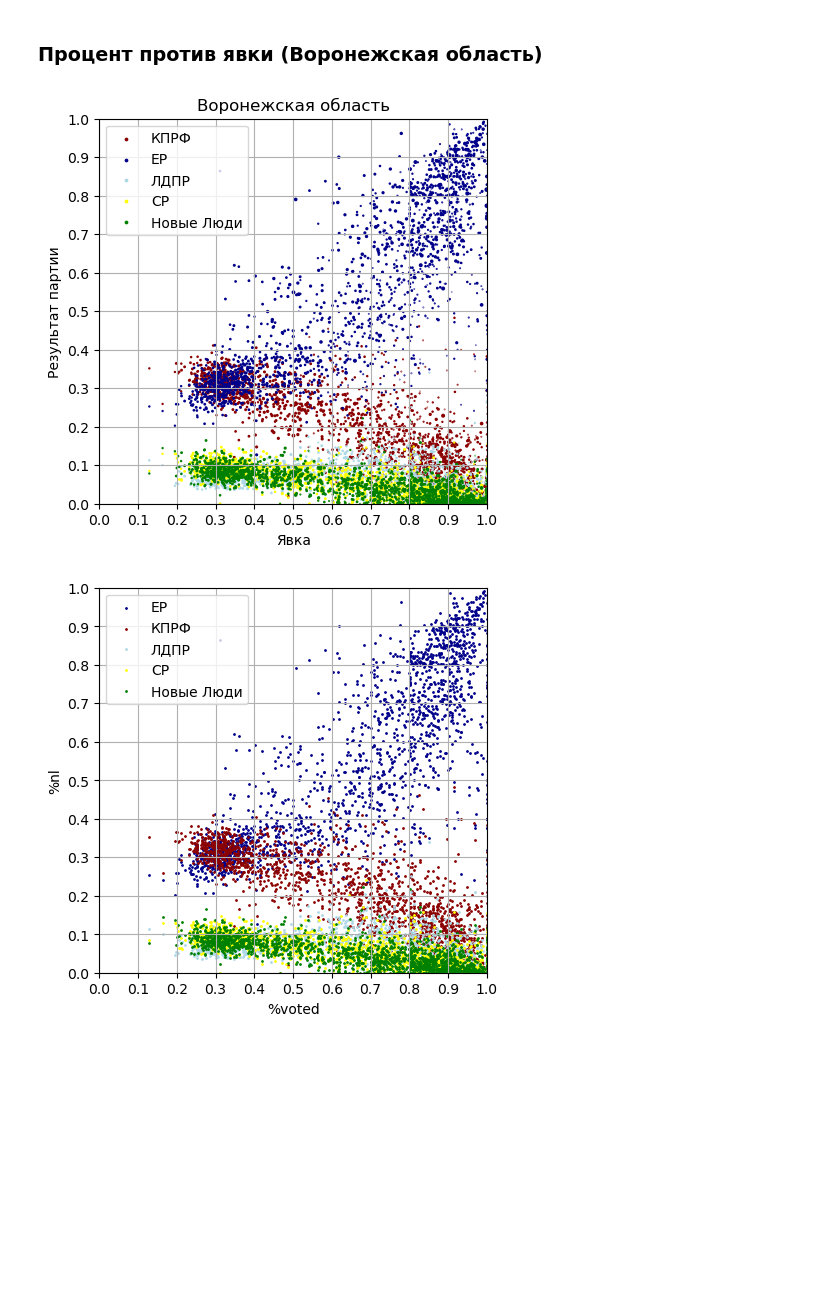
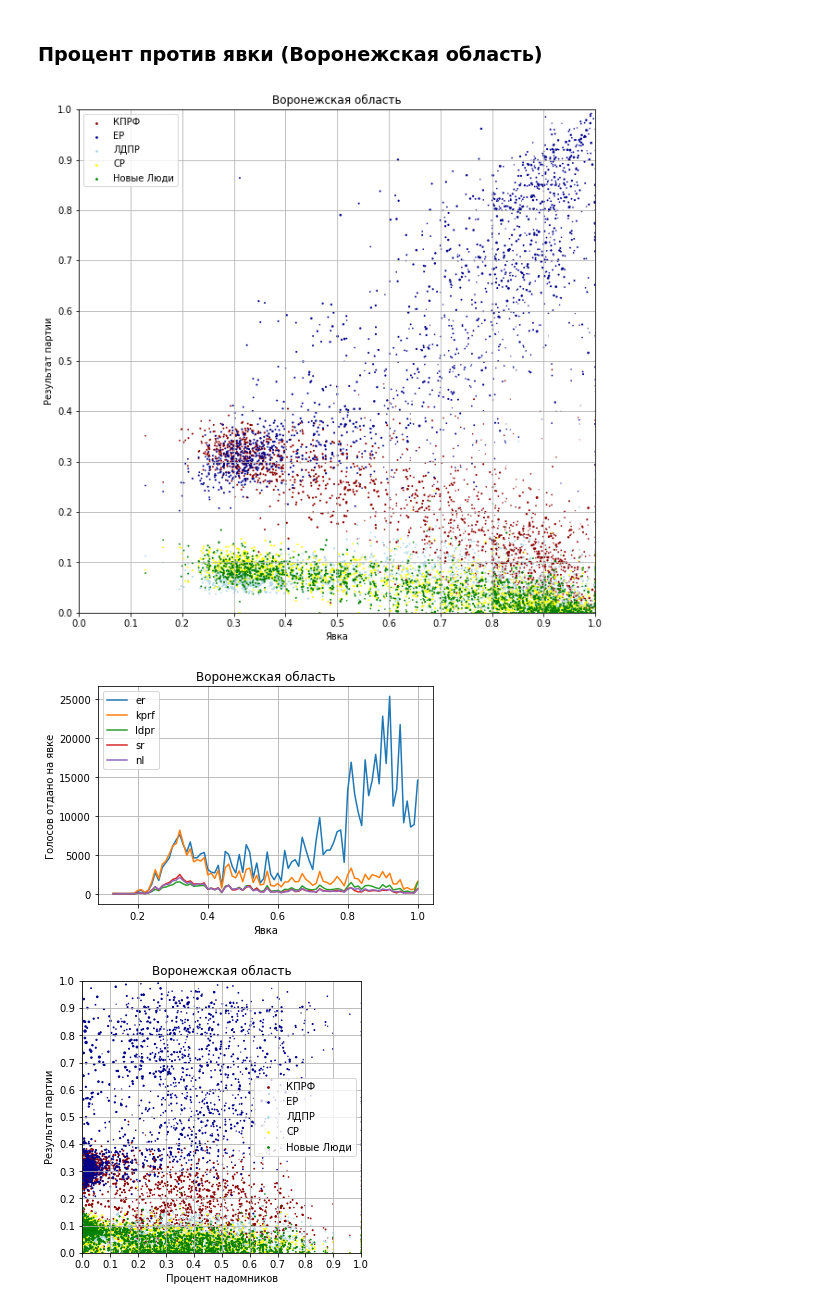
Before and after one commit to ArtemiusR/elections, a Jupyter notebook: Elections_parties.ipynb, the cells around one changed output. Cells and saved outputs as stored; diff of their text form; code cells hidden in the pictures; blank space fills up the shorter version.

```diff
--- a/Elections_parties.ipynb
+++ b/Elections_parties.ipynb
@@ -266,7 +292,7 @@ import matplotlib.pyplot as plt
 plt.close("all")
 # %%
 size = vrn_oblst.dot_size
-ax = vrn_oblst.plot.scatter(x="%voted", y="%kprf", s=size, figsize=(5,5), grid=True, xticks=[0,.1,.2,.3,.4,.5,.6,.7,.8,.9,1],
+ax = vrn_oblst.plot.scatter(x="%voted", y="%kprf", s=size, figsize=(10,10), grid=True, xticks=[0,.1,.2,.3,.4,.5,.6,.7,.8,.9,1],
                        yticks=[0,.1,.2,.3,.4,.5,.6,.7,.8,.9,1], xlim=(0,1), ylim=(0,1), color="DarkRed", label='КПРФ')
 vrn_oblst.plot.scatter(x="%voted", y="%er", s=size, color="DarkBlue", label='ЕР', ax=ax)
 vrn_oblst.plot.scatter(x="%voted", y="%ldpr", s=size, color="LightBlue", label='ЛДПР', ax=ax)
@@ -276,22 +302,39 @@ vrn_oblst.plot.scatter(x="%voted", y="%nl", s=size, grid=True, color="Green", la
 plt.title('Воронежская область')
 plt.xlabel('Явка')
 plt.ylabel('Результат партии')
+plt.savefig('figures/dots_vrn_oblast.png', dpi=200)
 plt.show()
 # %% [output]
-[figure, old version]
+[figure, new version]
+# %%
+vrn_oblst_sorted = vrn_oblst.sort_values('%voted')
+vrn_oblst_sorted['%voted'] = round(vrn_oblst_sorted['%voted'], 2)
+vrn_oblst_sorted = vrn_oblst_sorted.groupby(by='%voted').sum()
+
+df_plot = vrn_oblst_sorted.loc[:,['er','kprf','ldpr','sr','nl']]
+#df_plot.index = vrn_sorted['%voted']
+df_plot.plot()
+plt.grid(True)
+plt.title('Воронежская область')
+plt.xlabel('Явка')
+plt.ylabel('Голосов отдано на явке')
+plt.savefig('figures/votes_per_turnout_vrn_oblast.png', dpi=200)
+plt.show()
+# %% [output]
+[figure, added]
 # %%
-size = 1
-ax = vrn_oblst.plot.scatter(x="%voted", y="%er", s=size, figsize=(5,5), grid=True, xticks=[0,.1,.2,.3,.4,.5,.6,.7,.8,.9,1],
-                       yticks=[0,.1,.2,.3,.4,.5,.6,.7,.8,.9,1], xlim=(0,1), ylim=(0,1), color="DarkBlue", label='ЕР')
-vrn_oblst.plot.scatter(x="%voted", y="%kprf", s=size, figsize=(5,5), grid=True, xticks=[0,.1,.2,.3,.4,.5,.6,.7,.8,.9,1],
-                       yticks=[0,.1,.2,.3,.4,.5,.6,.7,.8,.9,1], xlim=(0,1), ylim=(0,1), color="DarkRed", label='КПРФ', ax=ax)
-vrn_oblst.plot.scatter(x="%voted", y="%ldpr", s=size, figsize=(5,5), grid=True, xticks=[0,.1,.2,.3,.4,.5,.6,.7,.8,.9,1],
-                       yticks=[0,.1,.2,.3,.4,.5,.6,.7,.8,.9,1], xlim=(0,1), ylim=(0,1), color="LightBlue", label='ЛДПР', ax=ax)
-vrn_oblst.plot.scatter(x="%voted", y="%sr", s=size, figsize=(5,5), grid=True, xticks=[0,.1,.2,.3,.4,.5,.6,.7,.8,.9,1],
-                       yticks=[0,.1,.2,.3,.4,.5,.6,.7,.8,.9,1], xlim=(0,1), ylim=(0,1), color="Yellow", label='СР', ax=ax)
-vrn_oblst.plot.scatter(x="%voted", y="%nl", s=size, figsize=(5,5), grid=True, xticks=[0,.1,.2,.3,.4,.5,.6,.7,.8,.9,1],
-                       yticks=[0,.1,.2,.3,.4,.5,.6,.7,.8,.9,1], xlim=(0,1), ylim=(0,1), color="Green", label='Новые Люди', ax=ax)
+size = vrn_oblst.dot_size
+ax = vrn_oblst.plot.scatter(x="%outsiders", y="%kprf", s=size, figsize=(5,5), grid=True, xticks=[0,.1,.2,.3,.4,.5,.6,.7,.8,.9,1],
+                       yticks=[0,.1,.2,.3,.4,.5,.6,.7,.8,.9,1], xlim=(0,1), ylim=(0,1), color="DarkRed", label='КПРФ')
+vrn_oblst.plot.scatter(x="%outsiders", y="%er", s=size, color="DarkBlue", label='ЕР', ax=ax)
+vrn_oblst.plot.scatter(x="%outsiders", y="%ldpr", s=size, color="LightBlue", label='ЛДПР', ax=ax)
+vrn_oblst.plot.scatter(x="%outsiders", y="%sr", s=size, color="Yellow", label='СР', ax=ax)
+vrn_oblst.plot.scatter(x="%outsiders", y="%nl", s=size, grid=True, color="Green", label='Новые Люди', ax=ax)
 #plt.figure()
+plt.title('Воронежская область')
+plt.xlabel('Процент надомников')
+plt.ylabel('Результат партии')
+plt.savefig('figures/dots_vs_outside_vrn_oblast.png', dpi=200)
 plt.show()
 # %% [output]
-[figure, old version]
+[figure, new version]
```
Also changed, not shown: parts of 39 cells of this notebook.
